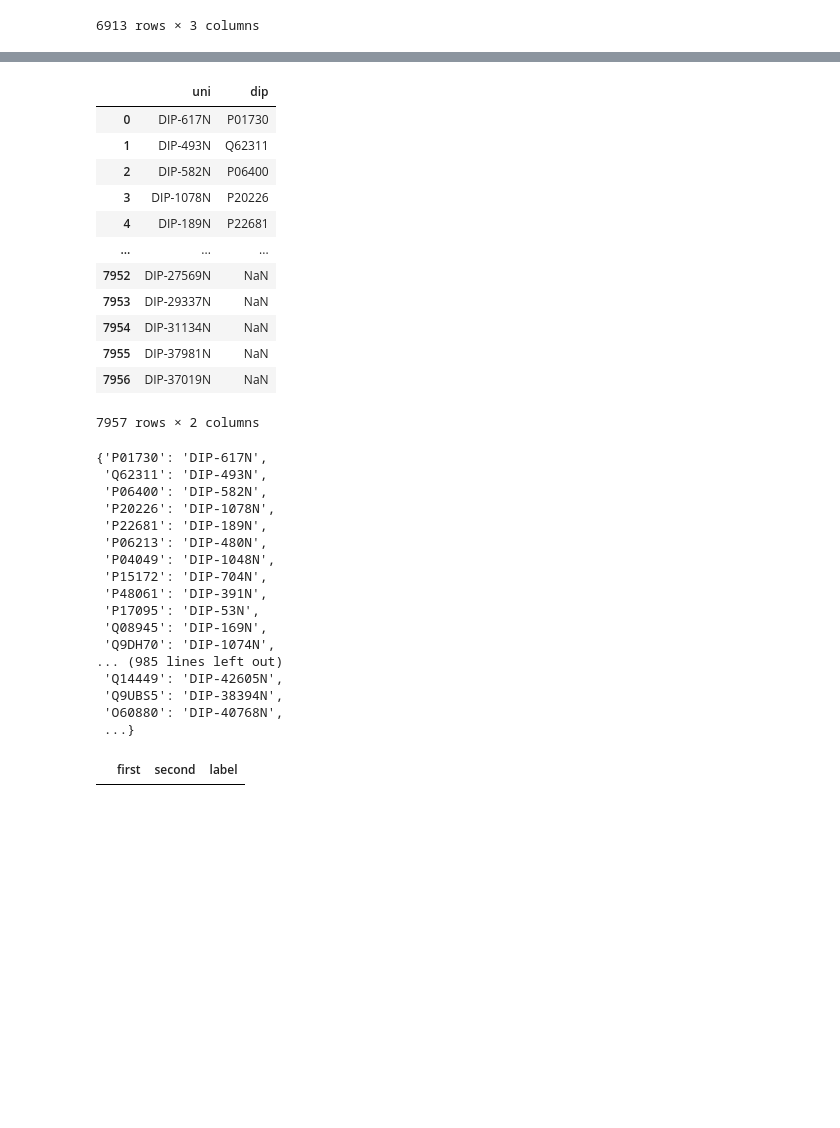
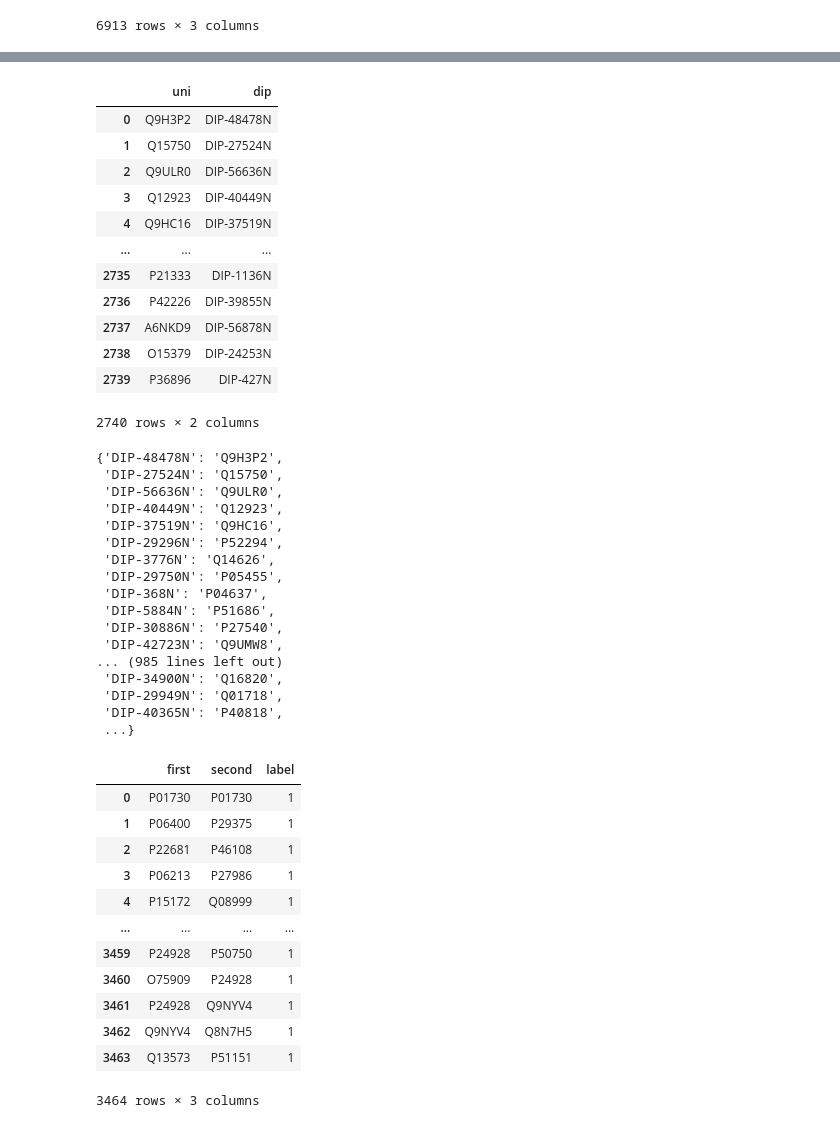
Before and after one commit to anhvt00/MCAPS, a Jupyter notebook: data/External-datasets/DIP_20160430/prep_dip.ipynb, the cells around one changed output, grey strips where cells are left out. Saved outputs shown, nothing was run; the diff lists cells and outputs as text; code cells hidden in the pictures; blank space fills up the shorter version.

```diff
--- a/data/External-datasets/DIP_20160430/prep_dip.ipynb
+++ b/data/External-datasets/DIP_20160430/prep_dip.ipynb
@@ -48,43 +30,43 @@ for id_protein in dip_orig_proteins:
 # %%
 # Load dip-uni dataframe
-dip_uni = pd.read_csv('dip2uni.txt', sep='\t')
+dip_uni = pd.read_csv('uni2dip.tsv', sep='\t')
 dip_uni.columns = ['uni', 'dip']
 dip_uni
 # %% [output]
 |  | uni | dip |
-| 0 | DIP-617N | P01730 |
-| 1 | DIP-493N | Q62311 |
-| 2 | DIP-582N | P06400 |
-| 3 | DIP-1078N | P20226 |
-| 4 | DIP-189N | P22681 |
+| 0 | Q9H3P2 | DIP-48478N |
+| 1 | Q15750 | DIP-27524N |
+| 2 | Q9ULR0 | DIP-56636N |
+| 3 | Q12923 | DIP-40449N |
+| 4 | Q9HC16 | DIP-37519N |
 | ... | ... | ... |
-| 7952 | DIP-27569N | NaN |
-| 7953 | DIP-29337N | NaN |
-| 7954 | DIP-31134N | NaN |
-| 7955 | DIP-37981N | NaN |
-| 7956 | DIP-37019N | NaN |
+| 2735 | P21333 | DIP-1136N |
+| 2736 | P42226 | DIP-39855N |
+| 2737 | A6NKD9 | DIP-56878N |
+| 2738 | O15379 | DIP-24253N |
+| 2739 | P36896 | DIP-427N |
-7957 rows × 2 columns
+2740 rows × 2 columns
 # %%
 # Create dip uni dictionary
 dict_dip_uni = {dip: uni for dip, uni in zip(dip_uni['dip'].values, dip_uni['uni'].values)}
 dict_dip_uni
 # %% [output]
-{'P01730': 'DIP-617N',
- 'Q62311': 'DIP-493N',
- 'P06400': 'DIP-582N',
- 'P20226': 'DIP-1078N',
- 'P22681': 'DIP-189N',
- 'P06213': 'DIP-480N',
- 'P04049': 'DIP-1048N',
- 'P15172': 'DIP-704N',
- 'P48061': 'DIP-391N',
- 'P17095': 'DIP-53N',
- 'Q08945': 'DIP-169N',
- 'Q9DH70': 'DIP-1074N',
+{'DIP-48478N': 'Q9H3P2',
+ 'DIP-27524N': 'Q15750',
+ 'DIP-56636N': 'Q9ULR0',
+ 'DIP-40449N': 'Q12923',
+ 'DIP-37519N': 'Q9HC16',
+ 'DIP-29296N': 'P52294',
+ 'DIP-3776N': 'Q14626',
+ 'DIP-29750N': 'P05455',
+ 'DIP-368N': 'P04637',
+ 'DIP-5884N': 'P51686',
+ 'DIP-30886N': 'P27540',
+ 'DIP-42723N': 'Q9UMW8',
 ... (985 lines left out)
- 'Q14449': 'DIP-42605N',
- 'Q9UBS5': 'DIP-38394N',
- 'O60880': 'DIP-40768N',
+ 'DIP-34900N': 'Q16820',
+ 'DIP-29949N': 'Q01718',
+ 'DIP-40365N': 'P40818',
  ...}
 # %%
 def dip_to_uni(dip_id):
@@ -95,12 +77,25 @@ def dip_to_uni(dip_id):
 # %%
 # Create DIP interaction dataset ver 20160430 of what uniprot id available, reset index of orig to create new index, try to set
 # index to False to see what happens
 dip_transformed = dip_orig.applymap(lambda key: dip_to_uni(key))
 dip_transformed = dip_transformed[(dip_transformed['first'] != 0)  & (dip_transformed['second'] != 0)].reset_index(drop=True)
 dip_transformed['label'] = 1
+dip_transformed.to_csv('dip_transformed.tsv', header=None, sep='\t', index=None)
 dip_transformed
 # %% [output]
 |  | first | second | label |
+| 0 | P01730 | P01730 | 1 |
+| 1 | P06400 | P29375 | 1 |
+| 2 | P22681 | P46108 | 1 |
+| 3 | P06213 | P27986 | 1 |
+| 4 | P15172 | Q08999 | 1 |
+| ... | ... | ... | ... |
+| 3459 | P24928 | P50750 | 1 |
+| 3460 | O75909 | P24928 | 1 |
+| 3461 | P24928 | Q9NYV4 | 1 |
+| 3462 | Q9NYV4 | Q8N7H5 | 1 |
+| 3463 | Q13573 | P51151 | 1 |
+3464 rows × 3 columns
 # %%
 # Select human only
 all_organism_set = set(list(dip_transformed['first'])+list(dip_transformed['second']))
```
Also changed, not shown: parts of 12 cells of this notebook, 11 other files.
